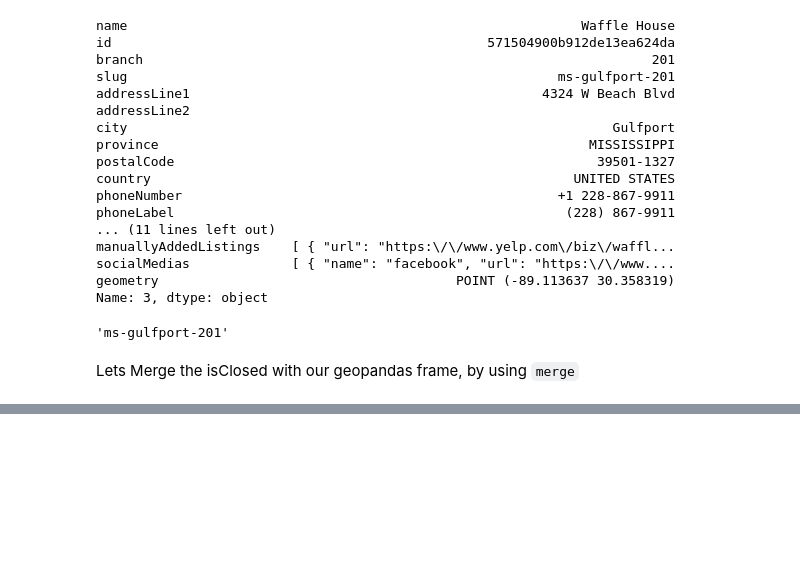
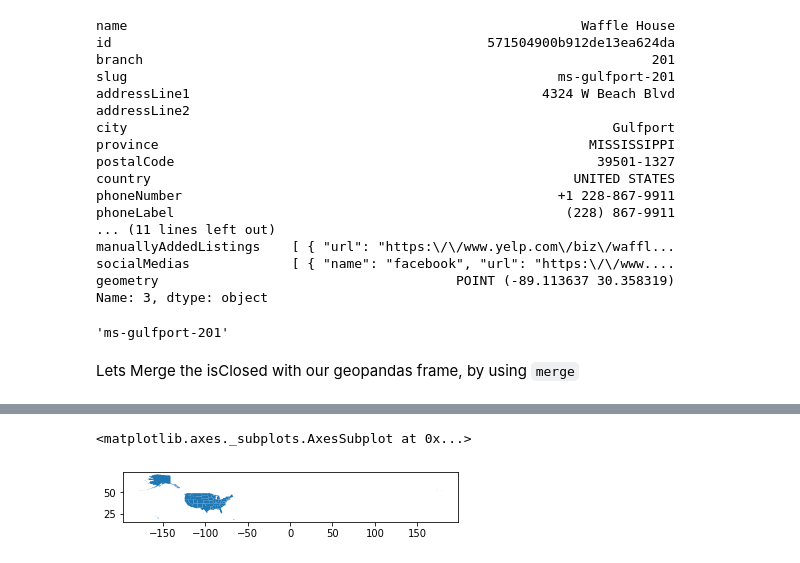
Before and after one commit to alexpawlowski/waffle_house_api_explorer, a Jupyter notebook: wfh_index_mapper.ipynb, the cells around one changed output, grey strips where cells are left out. Drawn from its saved outputs; the diff is of its cells as text; code cells hidden in the pictures; blank space fills up the shorter version.

```diff
--- a/wfh_index_mapper.ipynb
+++ b/wfh_index_mapper.ipynb
@@ -101,0 +241,7 @@ Text(0.5, 1.0, 'Waffle House Index: 438 of 1967 Closed')
+# %%
+states_background = gpd.read_file('gz_2010_us_040_00_5m.geojson')
+# %%
+states_background.plot()
+# %% [output]
+<matplotlib.axes._subplots.AxesSubplot at 0x...>
+[figure, added]
```
Also changed, not shown: parts of 24 cells of this notebook, 1 other file.
